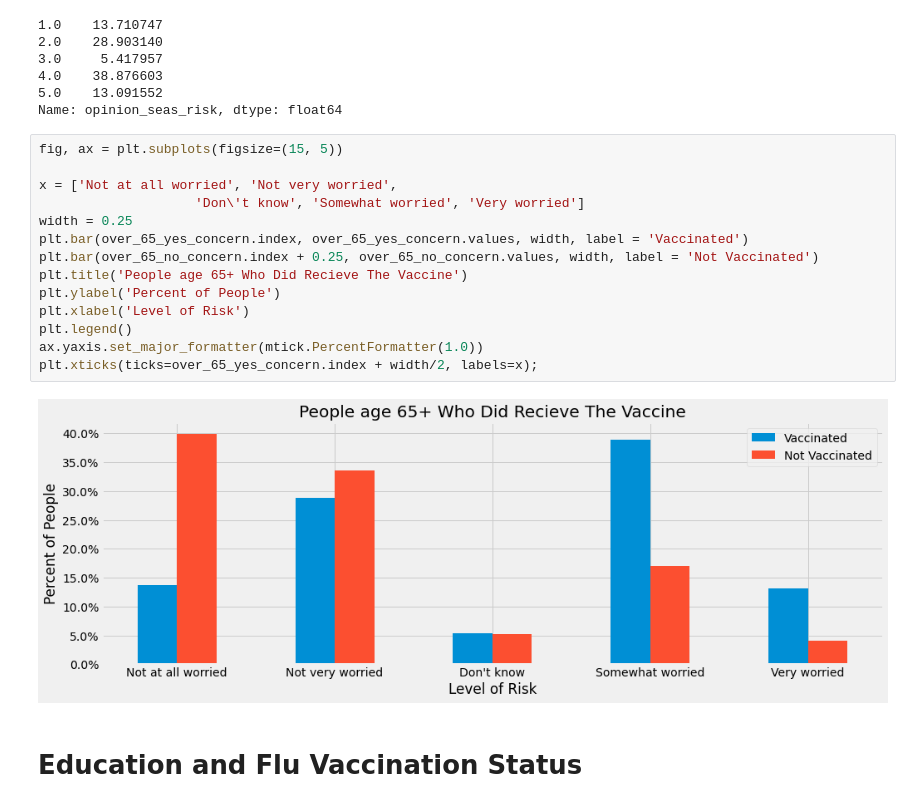
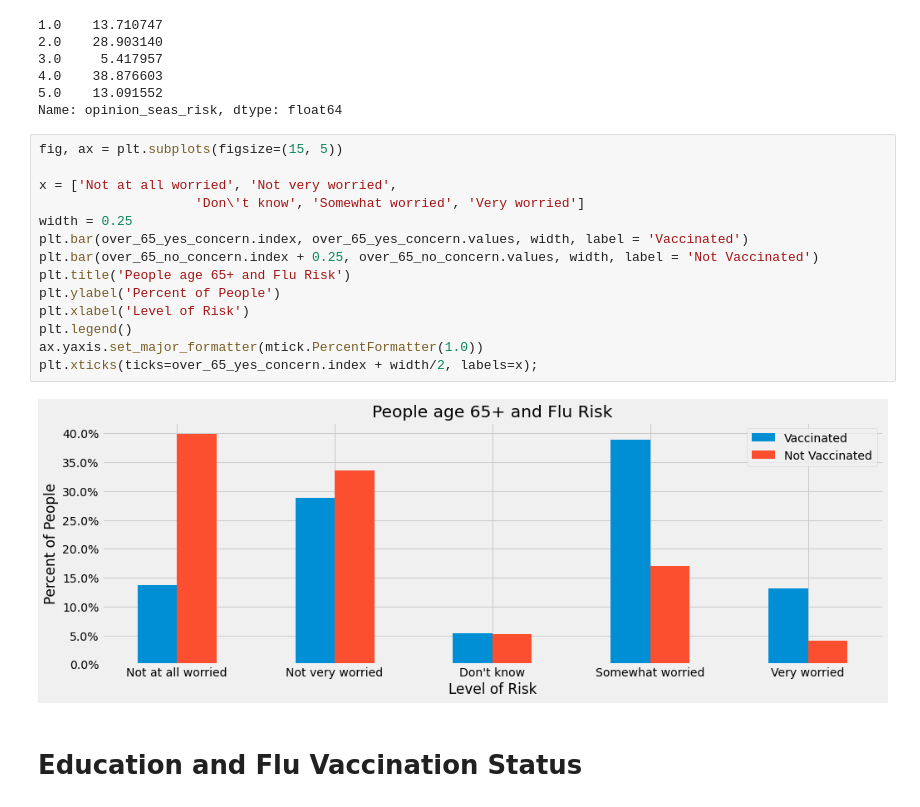
Before and after one commit to mankah/Capstone, a Jupyter notebook: Flu_analysis_models/00_Seasonal_Flu_Analysis.ipynb, the cells around one changed output. Cells and saved outputs as stored; diff of their text form.

```diff
--- a/Flu_analysis_models/00_Seasonal_Flu_Analysis.ipynb
+++ b/Flu_analysis_models/00_Seasonal_Flu_Analysis.ipynb
@@ -481,19 +481,19 @@ Name: opinion_seas_risk, dtype: float64
 # %%
 fig, ax = plt.subplots(figsize=(15, 5))
 
 x = ['Not at all worried', 'Not very worried',
                     'Don\'t know', 'Somewhat worried', 'Very worried']
 width = 0.25
 plt.bar(over_65_yes_concern.index, over_65_yes_concern.values, width, label = 'Vaccinated')
 plt.bar(over_65_no_concern.index + 0.25, over_65_no_concern.values, width, label = 'Not Vaccinated')
-plt.title('People age 65+ Who Did Recieve The Vaccine')
+plt.title('People age 65+ and Flu Risk')
 plt.ylabel('Percent of People')
 plt.xlabel('Level of Risk')
 plt.legend()
 ax.yaxis.set_major_formatter(mtick.PercentFormatter(1.0))
 plt.xticks(ticks=over_65_yes_concern.index + width/2, labels=x);
 # %% [output]
-[figure, old version]
+[figure, new version]
 # %% [markdown]
 # Education and Flu Vaccination Status
 # %%
```
Also changed, not shown: parts of 11 cells of this notebook.
